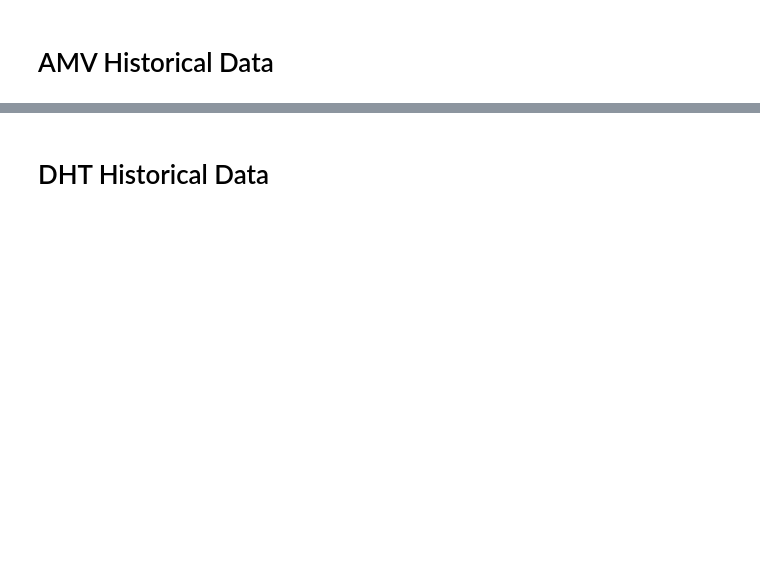
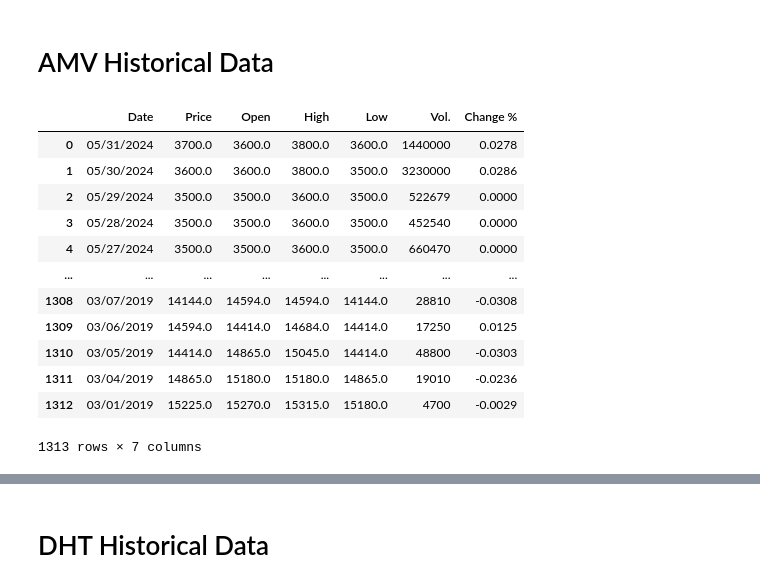
Before and after one commit to minzi03/Data-Analysis-in-Business, a Jupyter notebook: Model/LSTM/LSTM(7_3).ipynb, the cells around one changed output, grey strips where cells are left out. Saved outputs shown, nothing was run; the diff lists cells and outputs as text; code cells hidden in the pictures; blank space fills up the shorter version.

```diff
--- a/Model/LSTM/LSTM(7_3).ipynb
+++ b/Model/LSTM/LSTM(7_3).ipynb
@@ -50,3 +50,19 @@ data['Low'] = data['Low'].apply(convert_str_to_number)
 data
 
 df1=data.reset_index()['Price']
+# %%
+data
+# %% [output]
+|  | Date | Price | Open | High | Low | Vol. | Change % |
+| 0 | 05/31/2024 | 3700.0 | 3600.0 | 3800.0 | 3600.0 | 1440000 | 0.0278 |
+| 1 | 05/30/2024 | 3600.0 | 3600.0 | 3800.0 | 3500.0 | 3230000 | 0.0286 |
+| 2 | 05/29/2024 | 3500.0 | 3500.0 | 3600.0 | 3500.0 | 522679 | 0.0000 |
+| 3 | 05/28/2024 | 3500.0 | 3500.0 | 3600.0 | 3500.0 | 452540 | 0.0000 |
+| 4 | 05/27/2024 | 3500.0 | 3500.0 | 3600.0 | 3500.0 | 660470 | 0.0000 |
+| ... | ... | ... | ... | ... | ... | ... | ... |
+| 1308 | 03/07/2019 | 14144.0 | 14594.0 | 14594.0 | 14144.0 | 28810 | -0.0308 |
+| 1309 | 03/06/2019 | 14594.0 | 14414.0 | 14684.0 | 14414.0 | 17250 | 0.0125 |
+| 1310 | 03/05/2019 | 14414.0 | 14865.0 | 15045.0 | 14414.0 | 48800 | -0.0303 |
+| 1311 | 03/04/2019 | 14865.0 | 15180.0 | 15180.0 | 14865.0 | 19010 | -0.0236 |
+| 1312 | 03/01/2019 | 15225.0 | 15270.0 | 15315.0 | 15180.0 | 4700 | -0.0029 |
+1313 rows × 7 columns
```
Also changed, not shown: parts of 26 cells of this notebook, 7 other files.
